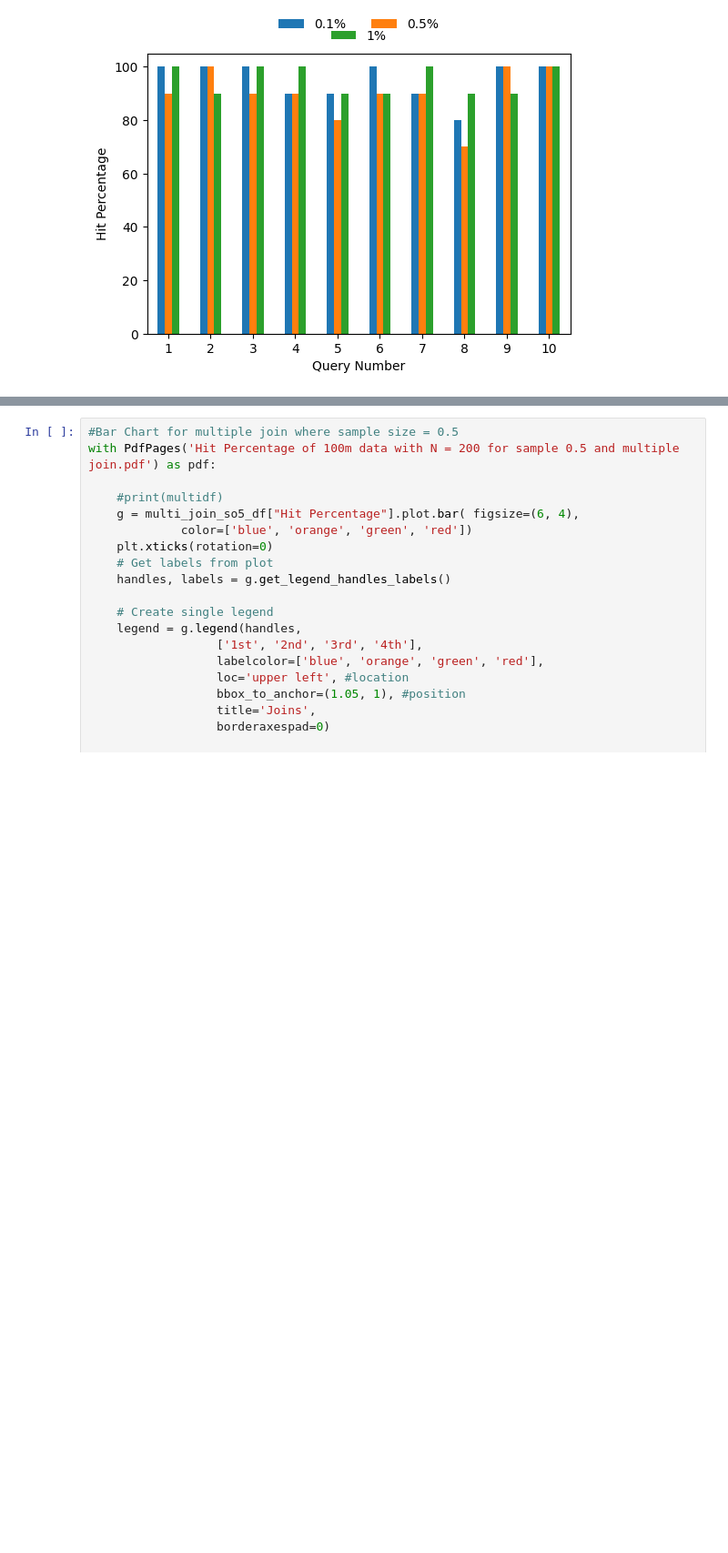
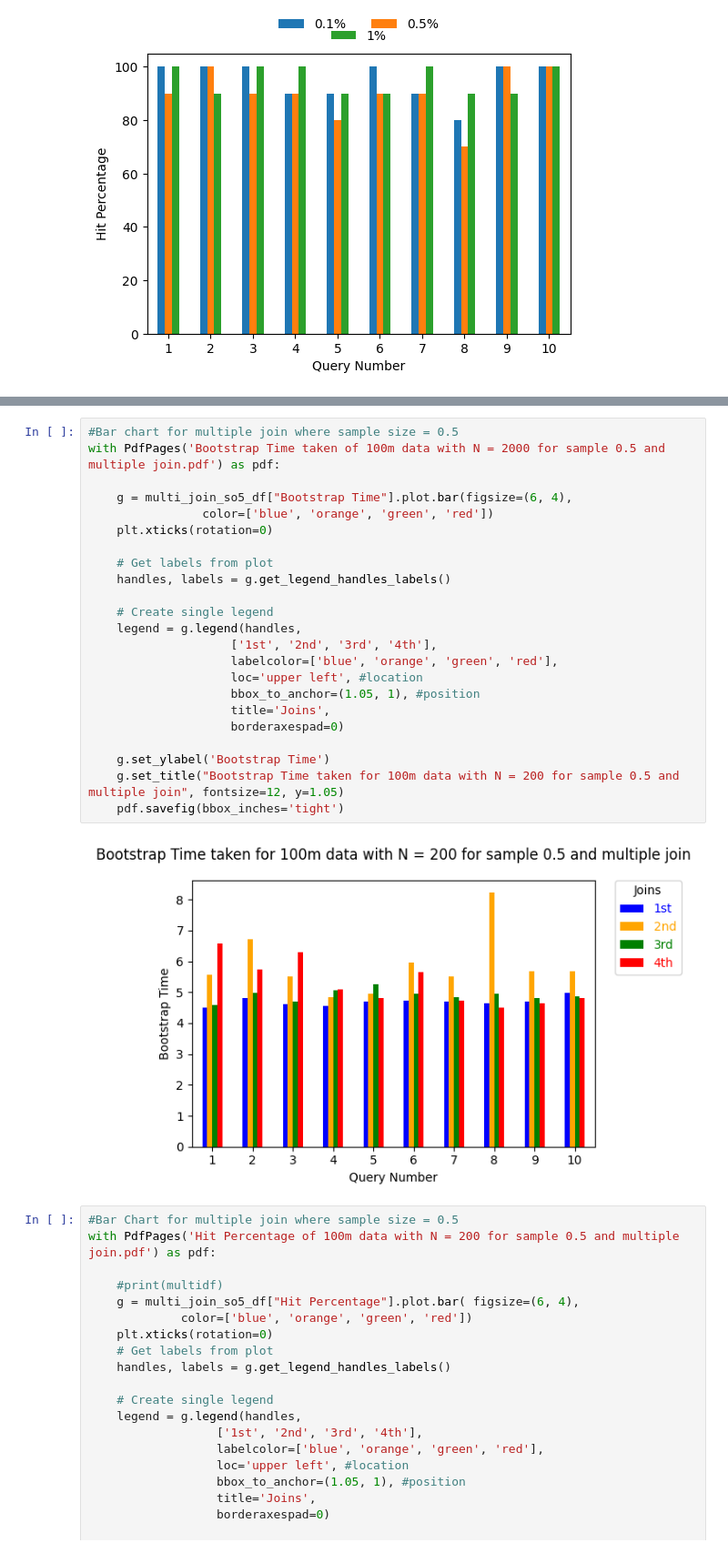
Before and after one commit to smaharjan02/bootstrapCS2, a Jupyter notebook: src/graph_experiments/graphdraw.ipynb, the cells around one changed output, grey strips where cells are left out. Shown: that part at 91% size. Drawn from its saved outputs; the diff is of its cells as text; blank space fills up the shorter version.

```diff
--- a/src/graph_experiments/graphdraw.ipynb
+++ b/src/graph_experiments/graphdraw.ipynb
@@ -268,3 +294,28 @@ Query Number
+# %%
+#Bar chart for multiple join where sample size = 0.5
+with PdfPages('Bootstrap Time taken of 100m data with N = 2000 for sample 0.5 and multiple join.pdf') as pdf:
+
+    g = multi_join_so5_df["Bootstrap Time"].plot.bar(figsize=(6, 4),
+                color=['blue', 'orange', 'green', 'red'])
+    plt.xticks(rotation=0)
+
+    # Get labels from plot
+    handles, labels = g.get_legend_handles_labels()
+
+    # Create single legend
+    legend = g.legend(handles,
+                    ['1st', '2nd', '3rd', '4th'],
+                    labelcolor=['blue', 'orange', 'green', 'red'],
+                    loc='upper left', #location
+                    bbox_to_anchor=(1.05, 1), #position
+                    title='Joins',
+                    borderaxespad=0)
+
+    g.set_ylabel('Bootstrap Time')
+    g.set_title("Bootstrap Time taken for 100m data with N = 200 for sample 0.5 and multiple join", fontsize=12, y=1.05)
+    pdf.savefig(bbox_inches='tight')
+# %% [output]
+[figure, added]
 # %%
 #Bar Chart for multiple join where sample size = 0.5
 with PdfPages('Hit Percentage of 100m data with N = 200 for sample 0.5 and multiple join.pdf') as pdf:
```
Also changed, not shown: parts of 11 cells of this notebook, 24 other files.
